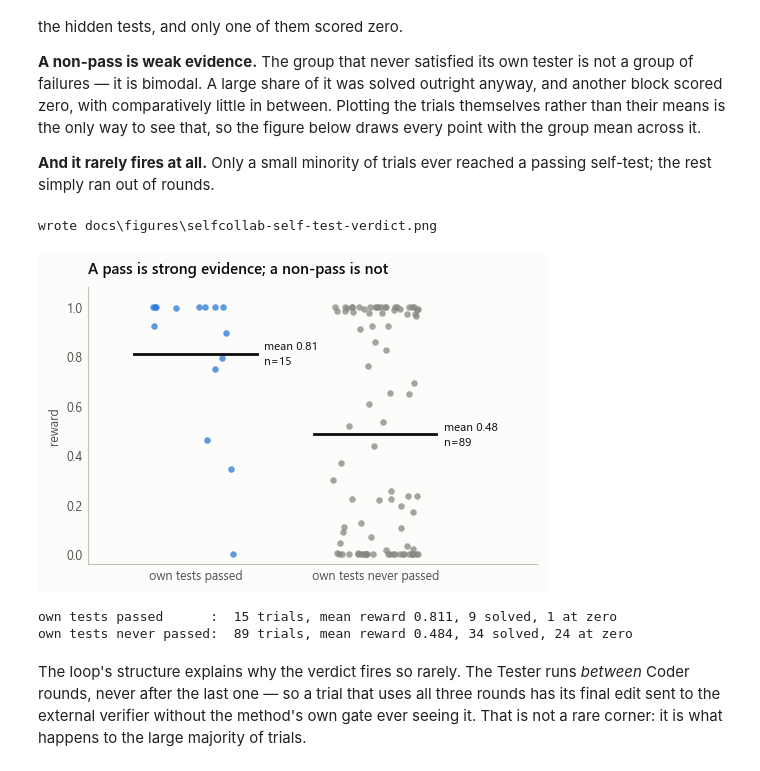
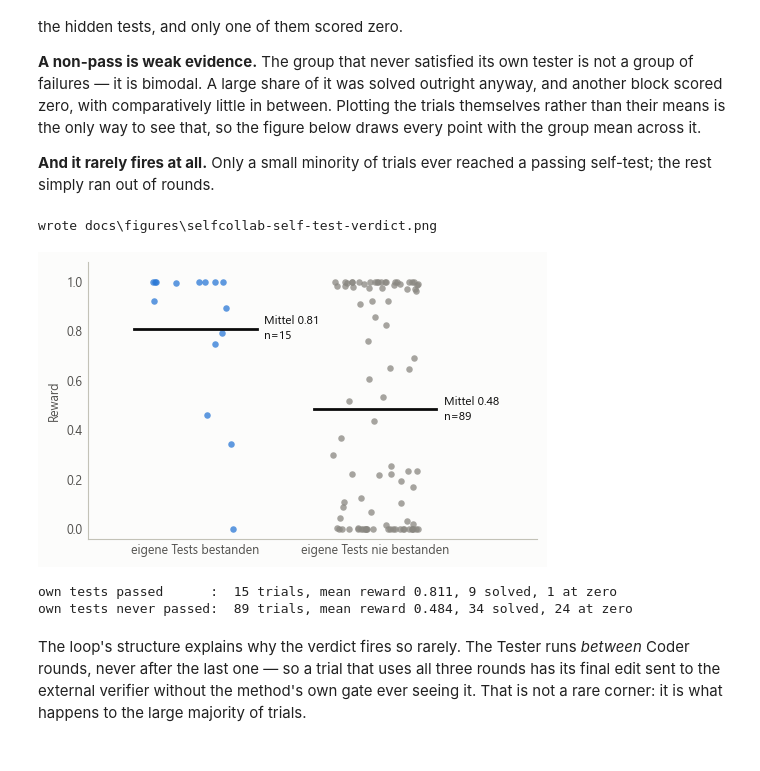
Before and after one commit to Tim-Dietrich/EvaluationPlatform, a Jupyter notebook: notebooks/nl2repobench-self-collaboration-run.ipynb, the cells around one changed output. Cells and saved outputs as stored; diff of their text form; code cells hidden in the pictures.

```diff
--- a/notebooks/nl2repobench-self-collaboration-run.ipynb
+++ b/notebooks/nl2repobench-self-collaboration-run.ipynb
@@ -110,13 +110,14 @@ import matplotlib.pyplot as plt
 # The figures only this notebook draws. Everything else is `jf.FIGURE_TEXT`.
 TEXT = {
     "verdict": dict(
-        title="A pass is strong evidence; a non-pass is not",
-        x="", y="reward",
-        series={True: "own tests passed", False: "own tests never passed"},
+        title="Ein Bestehen ist ein starkes Signal, ein Nichtbestehen nicht",
+        x="", y="Reward",
+        series={True: "eigene Tests bestanden", False: "eigene Tests nie bestanden"},
+        note="Mittel {mean:.2f}\nn={n}",
     ),
     "endings": dict(
-        title="{n_unverified} of {n} trials end on an untested edit",
-        x="trials", y="",
+        title="{n_unverified} von {n} Läufen enden auf einer ungeprüften Änderung",
+        x="Läufe", y="", note="{n}   mittlerer Reward {reward:.2f}",
     ),
 }
 # %% [markdown]
@@ -205,36 +206,36 @@ rng = np.random.default_rng(0)   # jitter only
 
 fig, ax = plt.subplots(figsize=(5.8, 3.6))
 for i, group in enumerate(groups):
     points = scored.loc[scored.self_test_passed == group, "reward"]
     # Every trial is drawn. A bar of the mean would hide that the right-hand
     # group is bimodal rather than uniformly poor.
     ax.scatter(
         i + rng.uniform(-0.24, 0.24, len(points)), points,
         s=22, color=[jf.SUBJECT, jf.CONTEXT][i], alpha=0.75, linewidth=0, zorder=3,
     )
     ax.plot([i - 0.34, i + 0.34], [means[i]] * 2, color=jf.INK, linewidth=2, zorder=4)
     ax.annotate(
-        f"mean {means[i]:.2f}\nn={len(points)}", xy=(i + 0.38, means[i]),
+        t["note"].format(mean=means[i], n=len(points)), xy=(i + 0.38, means[i]),
         color=jf.INK, fontsize=8.5, va="center", linespacing=1.4,
     )
 
-ax.set_title(t["title"])
+jf.title(ax, t["title"])
 ax.set_ylabel(t["y"])
 ax.set_ylim(-0.04, 1.08)
 ax.set_xlim(-0.6, len(groups) - 0.1)
 ax.set_xticks(range(len(groups)))
 ax.set_xticklabels([t["series"][g] for g in groups])
 jf.tidy(ax)
 save(fig, "self-test-verdict")
 plt.show()
 
 for label, part in (("own tests passed", scored[scored.self_test_passed]),
                     ("own tests never passed", scored[~scored.self_test_passed])):
     print(f"{label:22s}: {len(part):3d} trials, mean reward {part.reward.mean():.3f},"
           f" {int(part.solved.sum())} solved, {int((part.reward == 0).sum())} at zero")
 # %% [output]
 wrote docs\figures\selfcollab-self-test-verdict.png
-[figure, old version]
+[figure, new version]
 own tests passed      :  15 trials, mean reward 0.811, 9 solved, 1 at zero
 own tests never passed:  89 trials, mean reward 0.484, 34 solved, 24 at zero
 # %% [markdown]
```
Also changed, not shown: parts of 6 cells of this notebook, 49 other files.
